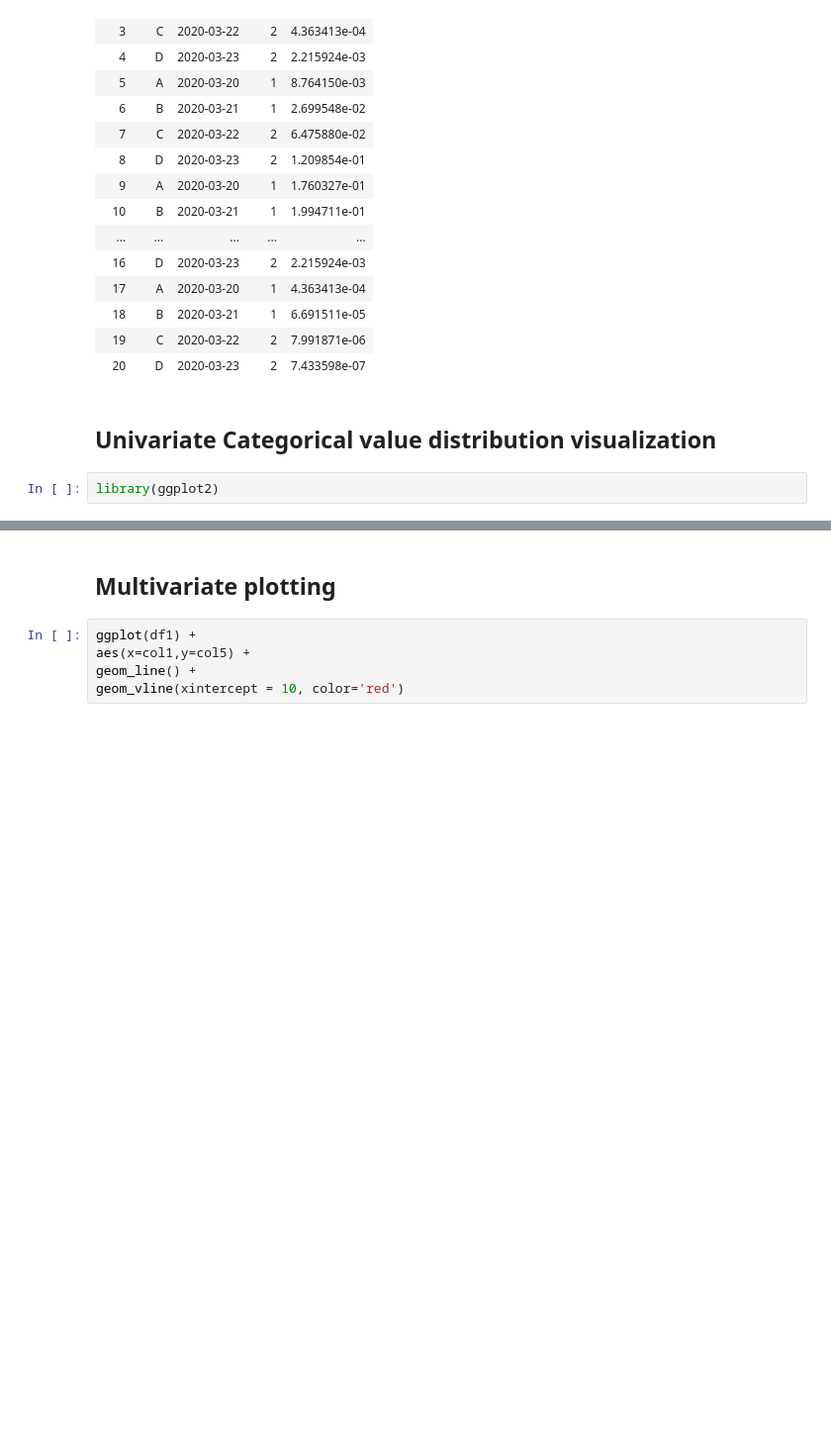
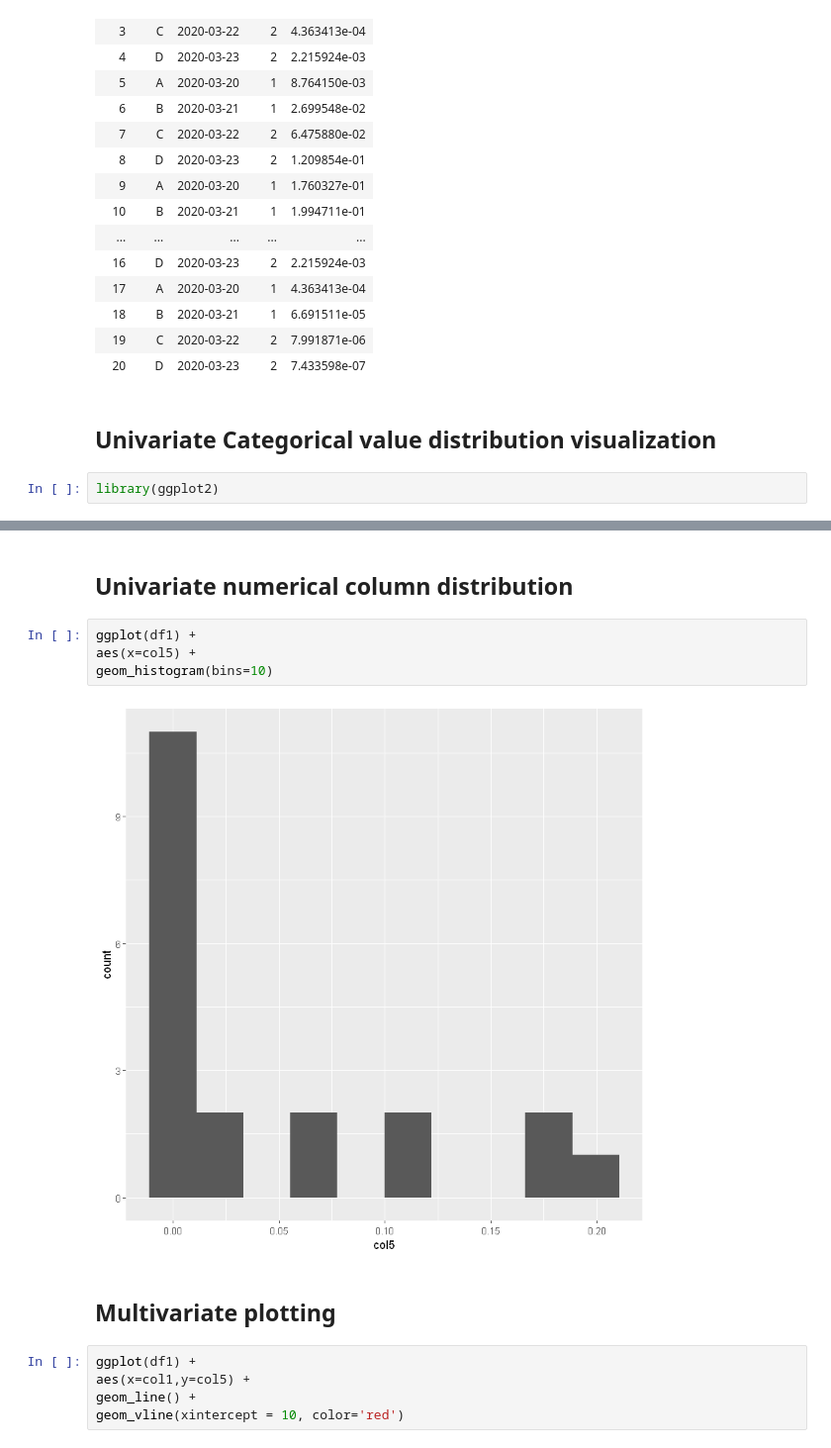
Before and after one commit to sandipto-sanyal/ampba, a Jupyter notebook: Foundation Term codes/R sample codes.ipynb, the cells around one changed output, grey strips where cells are left out. Shown: that part at 99% size. Drawn from its saved outputs; the diff is of its cells as text; blank space fills up the shorter version.

```diff
--- a/Foundation Term codes/R sample codes.ipynb
+++ b/Foundation Term codes/R sample codes.ipynb
@@ -282,3 +284,11 @@ scale_x_discrete()
+# %% [markdown]
+## Univariate numerical column distribution
+# %%
+ggplot(df1) +
+aes(x=col5) +
+geom_histogram(bins=10)
+# %% [output]
+[figure, added]
 # %% [markdown]
 ## Multivariate plotting
 # %%
```
Also changed, not shown: parts of 3 cells of this notebook.
